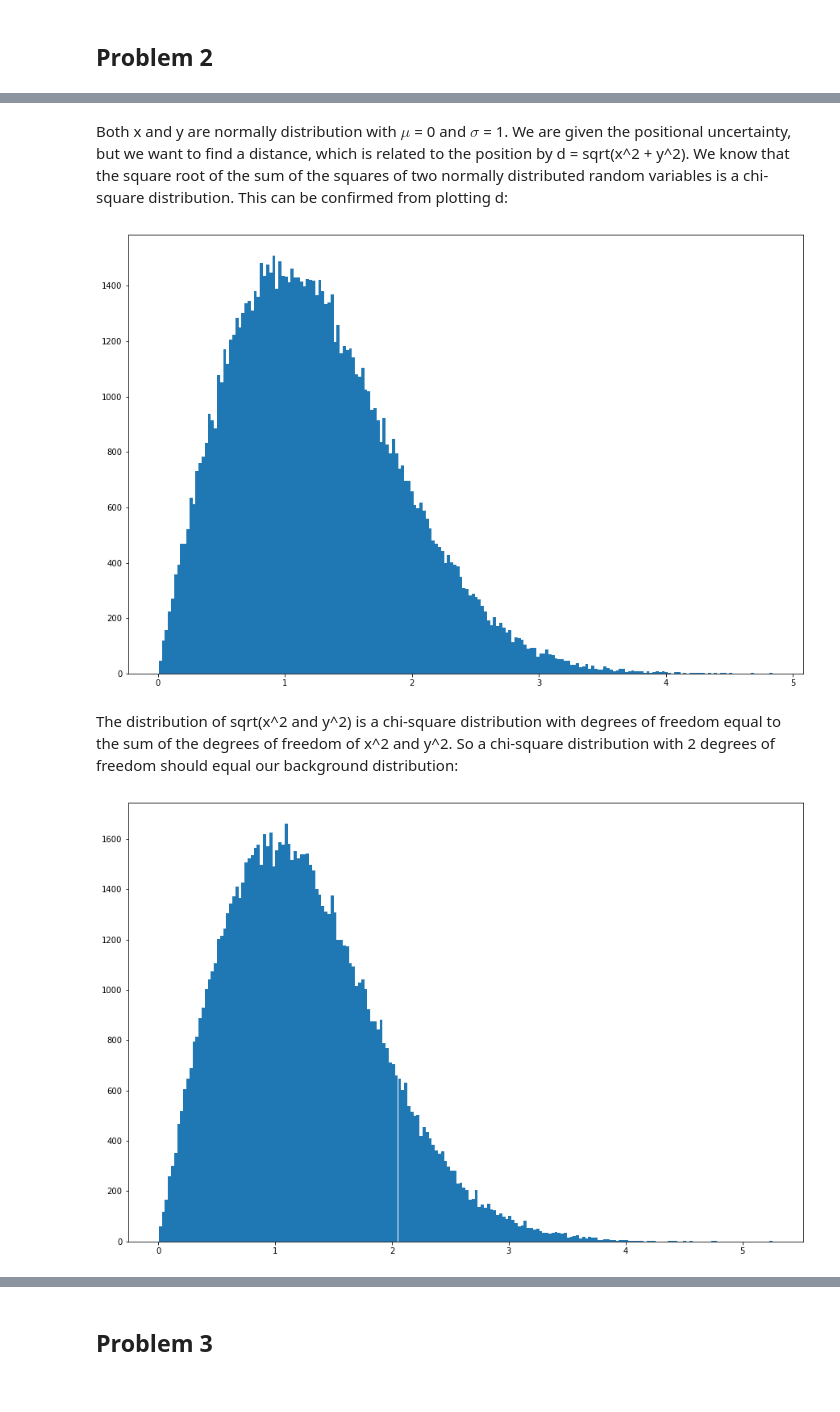
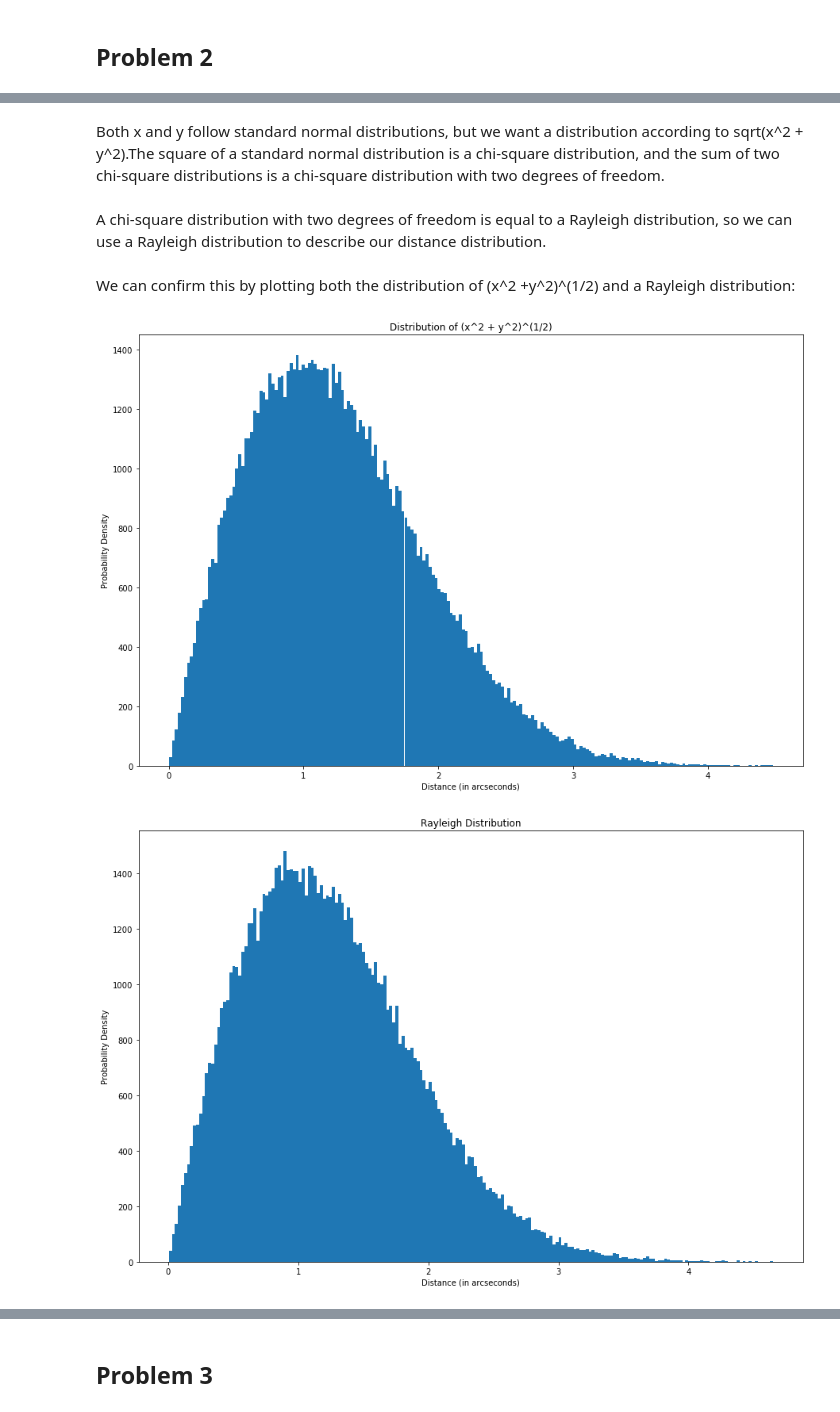
Before and after one commit to nroth12uw/Lab1_PHYS434, a Jupyter notebook: Lab3.ipynb, the cells around one changed output, grey strips where cells are left out. Cells and saved outputs as stored; diff of their text form; code cells hidden in the pictures.

```diff
--- a/Lab3.ipynb
+++ b/Lab3.ipynb
@@ -139,18 +198,28 @@ plt.show()
-# %% [markdown]
-Both x and y are normally distribution with $\mu$ = 0 and $\sigma$ = 1. We are given the positional uncertainty, but we want to find a distance, which is related to the position by d = sqrt(x^2 + y^2). We know that the square root of the sum of the squares of two normally distributed random variables is a chi-square distribution. This can be confirmed from plotting d:
+# %% [markdown]
+Both x and y follow standard normal distributions, but we want a distribution according to sqrt(x^2 + y^2).The square of a standard normal distribution is a chi-square distribution, and the sum of two chi-square distributions is a chi-square distribution with two degrees of freedom.
+# %% [markdown]
+A chi-square distribution with two degrees of freedom is equal to a Rayleigh distribution, so we can use a Rayleigh distribution to describe our distance distribution.
+# %% [markdown]
+We can confirm this by plotting both the distribution of (x^2 +y^2)^(1/2) and a Rayleigh distribution:
 # %%
-z = (x**2 + y**2)**(1/2)
+x = stats.norm.rvs(scale = 1, size = 100000)
+y = stats.norm.rvs(scale = 1, size = 100000)
+z = (x**2 + y**2) ** (1/2)
 fig, ax3 = plt.subplots(1, 1)
 ax3.hist(z, 200)
+plt.title('Distribution of (x^2 + y^2)^(1/2)')
+plt.xlabel('Distance (in arcseconds)')
+plt.ylabel('Probability Density')
 plt.show()
 # %% [output]
-[figure, old version]
+[figure, new version]
-# %% [markdown]
-The distribution of sqrt(x^2 and y^2) is a chi-square distribution with degrees of freedom equal to the sum of the degrees of freedom of x^2 and y^2. So a chi-square distribution with 2 degrees of freedom should equal our background distribution:
 # %%
 fig, ax5 = plt.subplots(1, 1)
 ray = stats.rayleigh.rvs(loc = 0, scale = 1, size = 100000)
 ax5.hist(ray, 200)
+plt.title('Rayleigh Distribution')
+plt.xlabel('Distance (in arcseconds)')
+plt.ylabel('Probability Density')
 plt.show()
 # %% [output]
-[figure, old version]
+[figure, new version]
```
Also changed, not shown: parts of 43 cells of this notebook.
